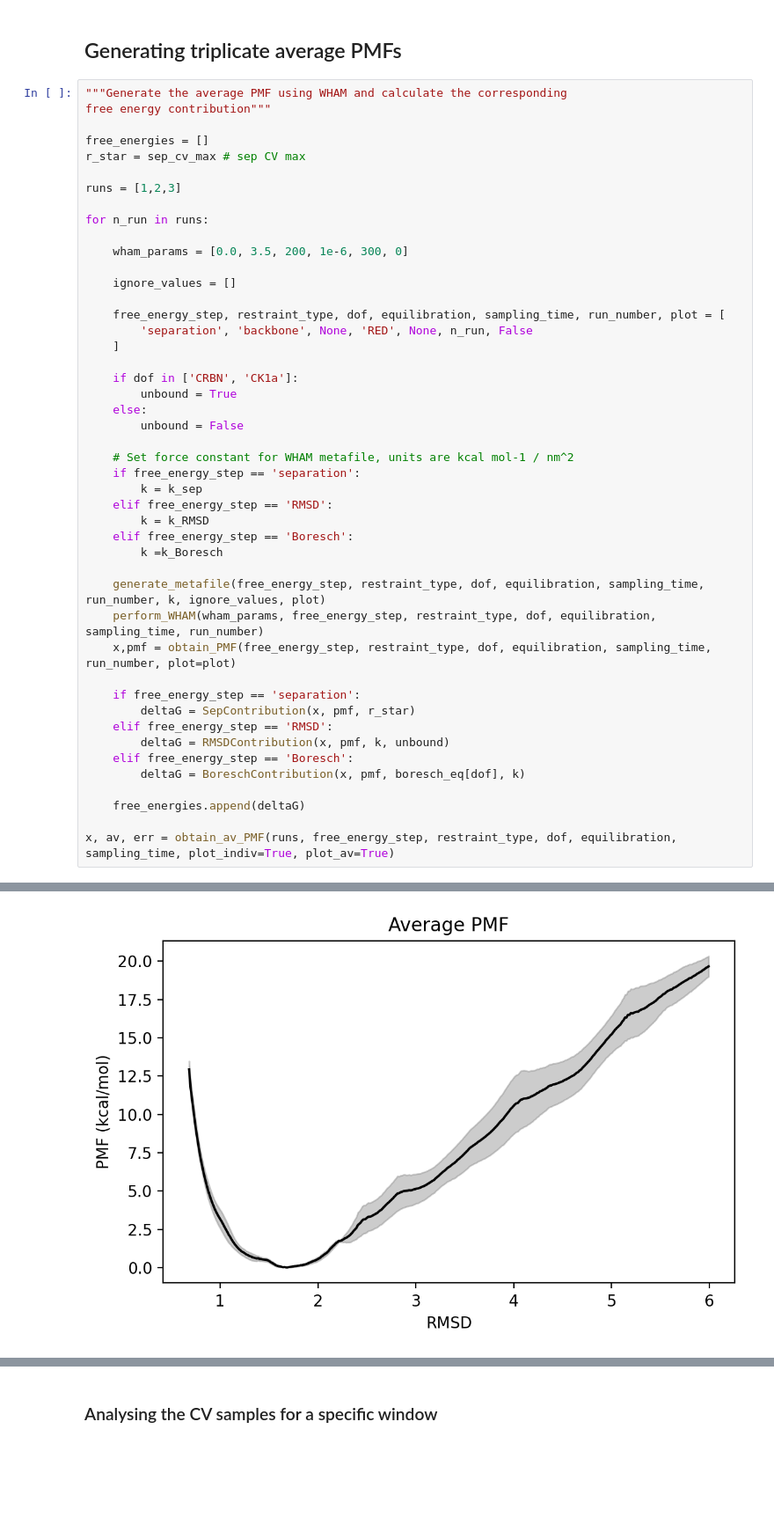
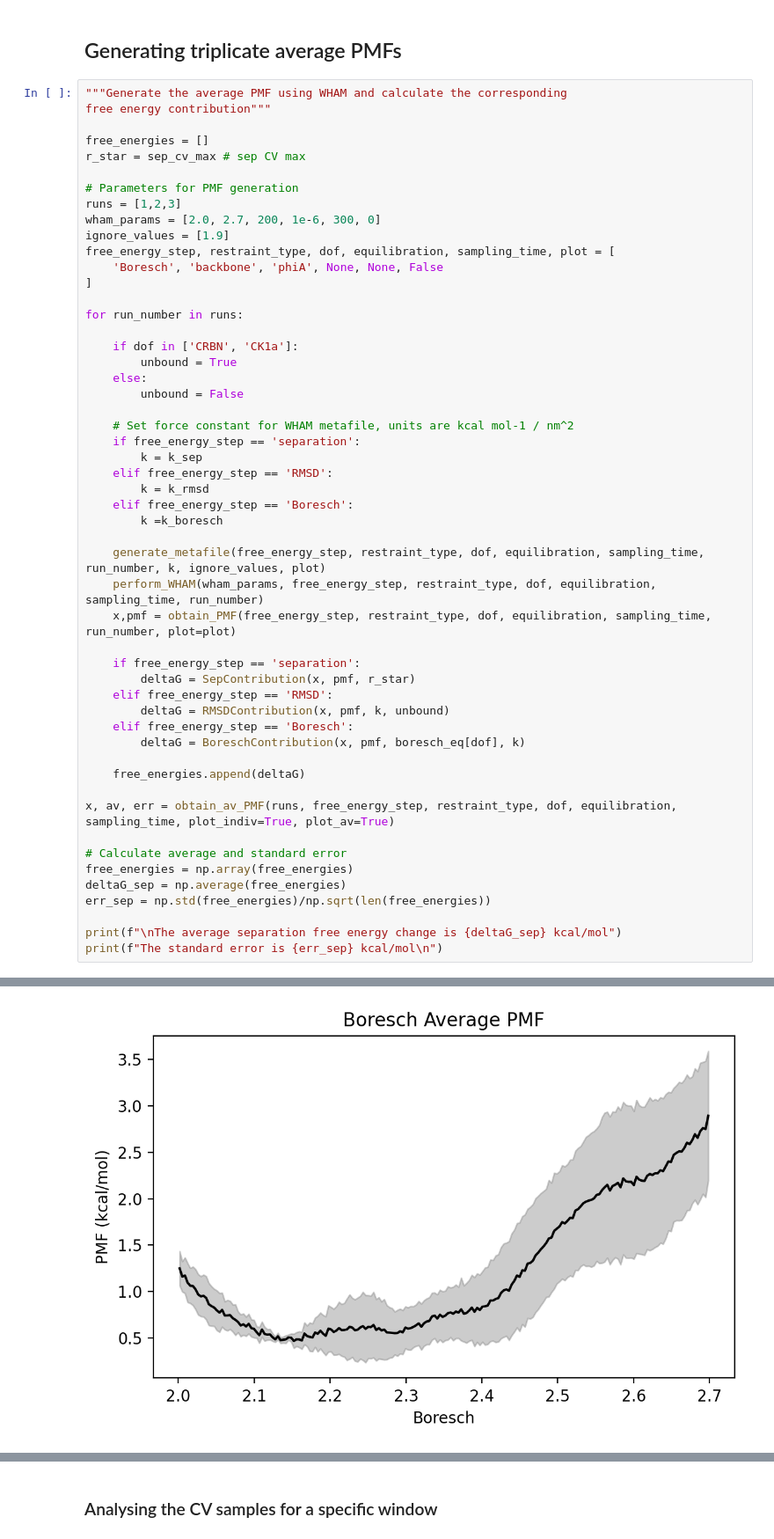
Before and after one commit to BenTanYK/CRBN_CK1a, a Jupyter notebook: umbrella_sampling/analysis.ipynb, the cells around one changed output, grey strips where cells are left out. Shown: that part at 88% size. Cells and saved outputs as stored; diff of their text form; blank space fills up the shorter version.

```diff
--- a/umbrella_sampling/analysis.ipynb
+++ b/umbrella_sampling/analysis.ipynb
@@ -47,17 +47,15 @@ free energy contribution"""
 free_energies = []
 r_star = sep_cv_max # sep CV max
 
+# Parameters for PMF generation
 runs = [1,2,3]
+wham_params = [2.0, 2.7, 200, 1e-6, 300, 0]
+ignore_values = [1.9]
+free_energy_step, restraint_type, dof, equilibration, sampling_time, plot = [
+    'Boresch', 'backbone', 'phiA', None, None, False
+]
 
-for n_run in runs:
-
-    wham_params = [0.0, 3.5, 200, 1e-6, 300, 0]
-
-    ignore_values = []
-
-    free_energy_step, restraint_type, dof, equilibration, sampling_time, run_number, plot = [
-        'separation', 'backbone', None, 'RED', None, n_run, False
-    ]
+for run_number in runs:
 
     if dof in ['CRBN', 'CK1a']:
         unbound = True
@@ -68,9 +66,9 @@ for n_run in runs:
     if free_energy_step == 'separation':
         k = k_sep
     elif free_energy_step == 'RMSD':
-        k = k_RMSD
+        k = k_rmsd
     elif free_energy_step == 'Boresch':
-        k =k_Boresch
+        k =k_boresch
 
     generate_metafile(free_energy_step, restraint_type, dof, equilibration, sampling_time, run_number, k, ignore_values, plot)
     perform_WHAM(wham_params, free_energy_step, restraint_type, dof, equilibration, sampling_time, run_number)
@@ -86,4 +84,12 @@ for n_run in runs:
     free_energies.append(deltaG)
 
 x, av, err = obtain_av_PMF(runs, free_energy_step, restraint_type, dof, equilibration, sampling_time, plot_indiv=True, plot_av=True)
+
+# Calculate average and standard error
+free_energies = np.array(free_energies)
+deltaG_sep = np.average(free_energies)
+err_sep = np.std(free_energies)/np.sqrt(len(free_energies))
+
+print(f"\nThe average separation free energy change is {deltaG_sep} kcal/mol")
+print(f"The standard error is {err_sep} kcal/mol\n")
 # %% [output]
@@ -91 +97 @@ x, av, err = obtain_av_PMF(runs, free_energy_step, restraint_type, dof, equilibr
-[figure, old version]
+[figure, new version]
```
Also changed, not shown: parts of 1 cell of this notebook, 1 other file.
